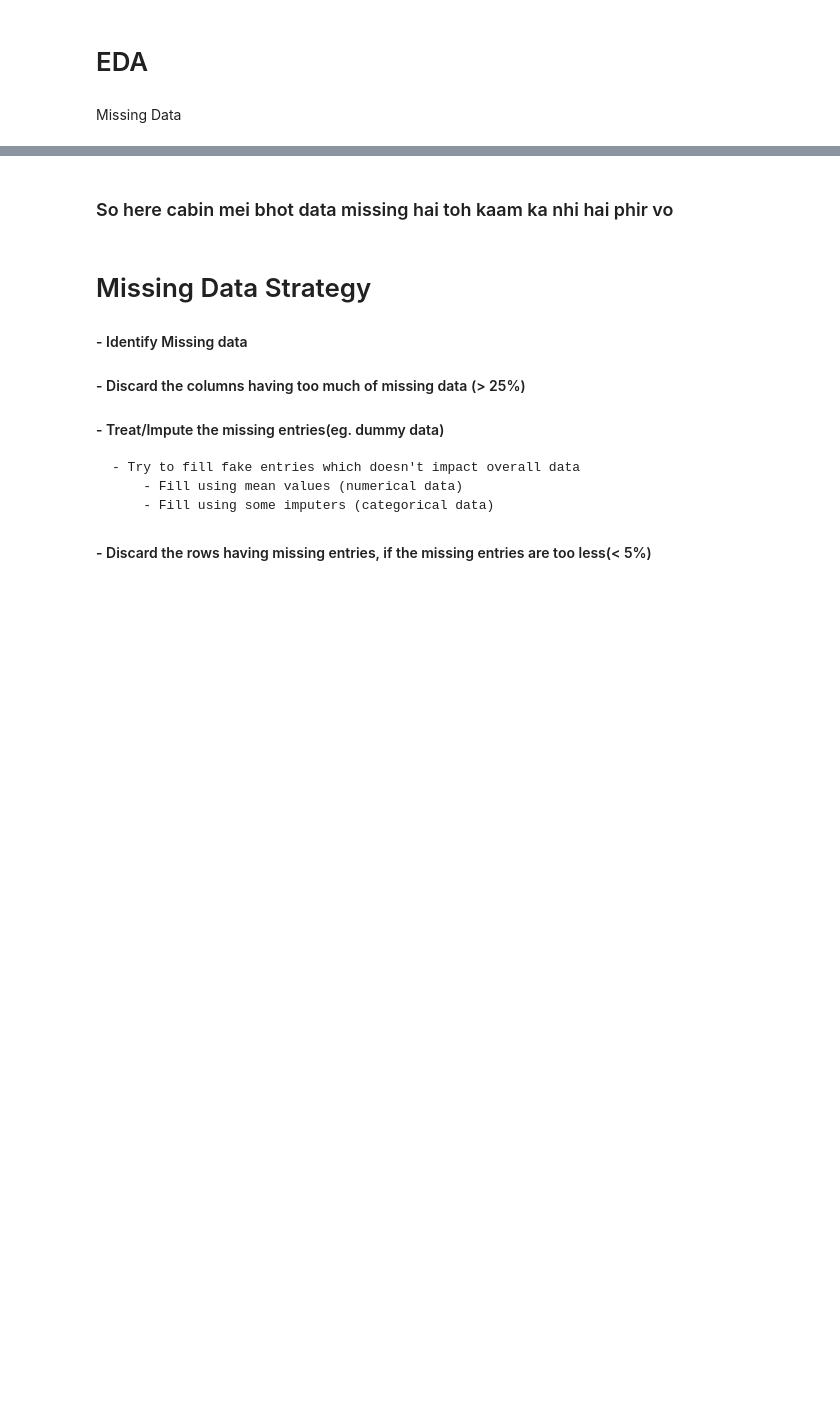
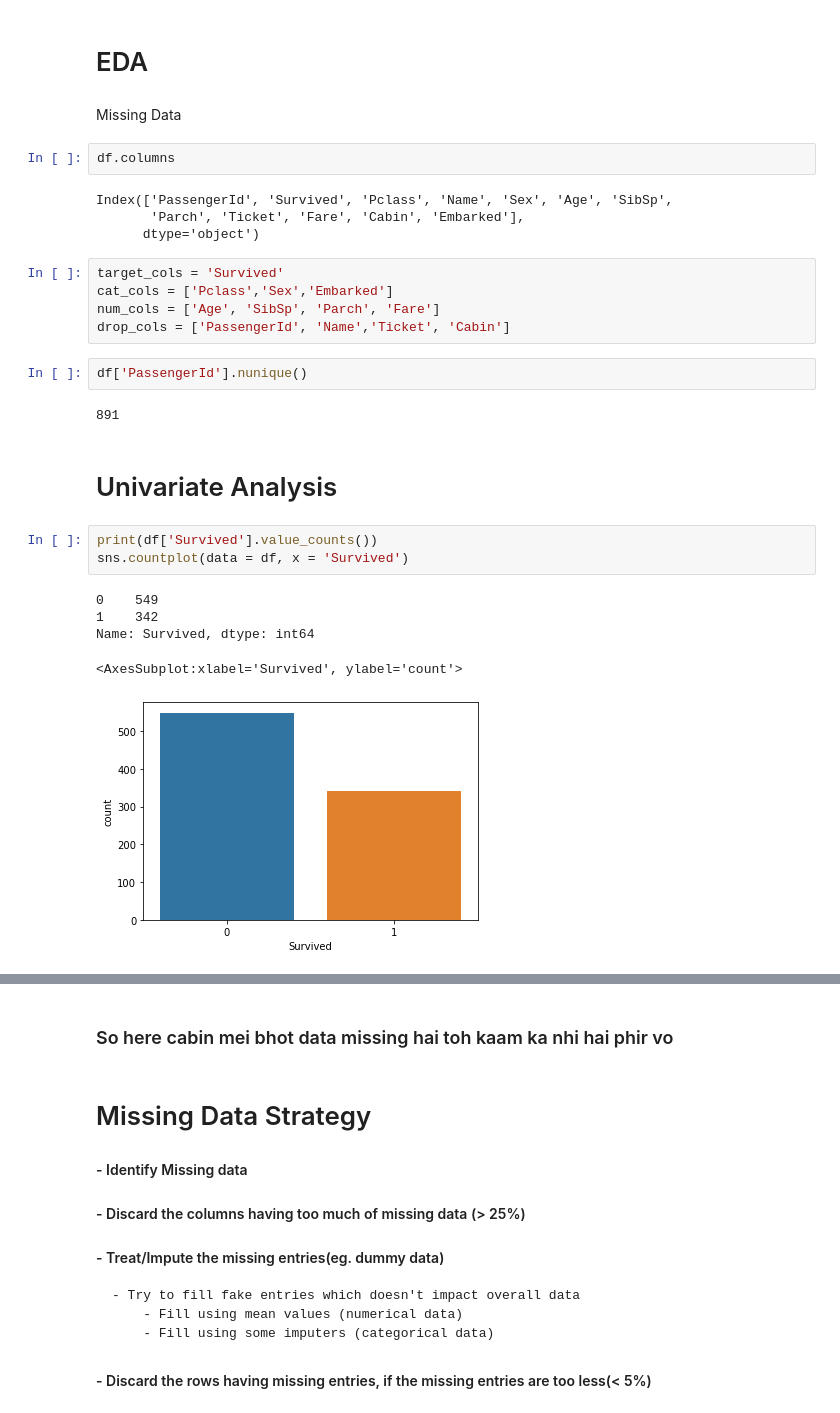
Before and after one commit to Prakhoo3012/JECRC_MachineLearning-, a Jupyter notebook: LogisticRegression/day22_logistic_regression.ipynb, the cells around one changed output, grey strips where cells are left out. Cells and saved outputs as stored; diff of their text form; blank space fills up the shorter version.

```diff
--- a/LogisticRegression/day22_logistic_regression.ipynb
+++ b/LogisticRegression/day22_logistic_regression.ipynb
@@ -58,3 +52,29 @@ df.describe()
 # EDA
 # %% [markdown]
 Missing Data
+# %%
+df.columns
+# %% [output]
+Index(['PassengerId', 'Survived', 'Pclass', 'Name', 'Sex', 'Age', 'SibSp',
+       'Parch', 'Ticket', 'Fare', 'Cabin', 'Embarked'],
+      dtype='object')
+# %%
+target_cols = 'Survived'
+cat_cols = ['Pclass','Sex','Embarked']
+num_cols = ['Age', 'SibSp', 'Parch', 'Fare']
+drop_cols = ['PassengerId', 'Name','Ticket', 'Cabin']
+# %%
+df['PassengerId'].nunique()
+# %% [output]
+891
+# %% [markdown]
+# Univariate Analysis
+# %%
+print(df['Survived'].value_counts())
+sns.countplot(data = df, x = 'Survived')
+# %% [output]
+0    549
+1    342
+Name: Survived, dtype: int64
+<AxesSubplot:xlabel='Survived', ylabel='count'>
+[figure, added]
```
Also changed, not shown: parts of 47 cells of this notebook.
